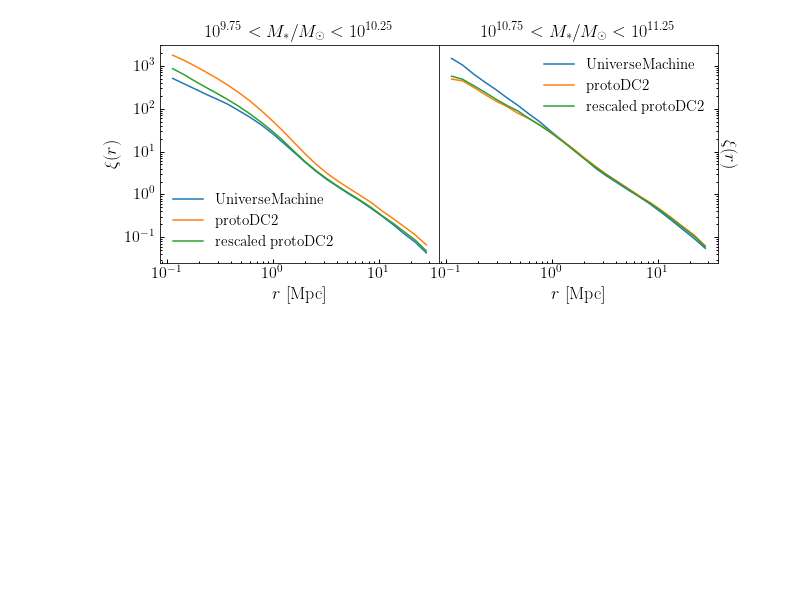
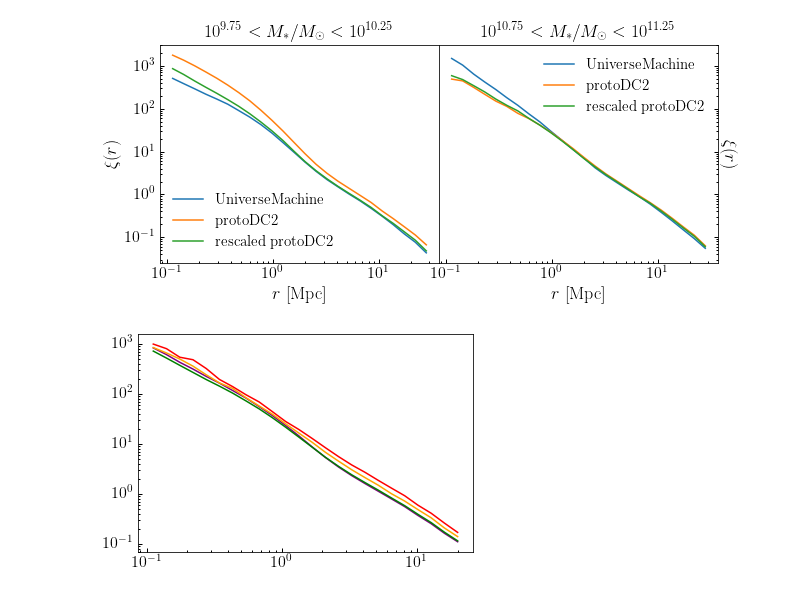
Before and after one commit to dkorytov/rescale_dc2, a Jupyter notebook: notebooks/rescale_protoDC2_stellar_mass.ipynb, the cells around one changed output. Cells and saved outputs as stored; diff of their text form; code cells hidden in the pictures; blank space fills up the shorter version.

Commit message:
Updated rscaling dev notebook with satellite fraction plot

```diff
--- a/notebooks/rescale_protoDC2_stellar_mass.ipynb
+++ b/notebooks/rescale_protoDC2_stellar_mass.ipynb
@@ -241,0 +289,35 @@ fig.savefig(figname, bbox_extra_artists=[xlabel1, ylabel1], bbox_inches='tight')
+# %%
+rbins = np.logspace(-1, 1.35, 25)
+rmids = 10**(0.5*(np.log10(rbins[:-1]) + np.log10(rbins[1:])))
+
+xi_um_9p75 = tpcf(um_pos_9p75, rbins, period=250., num_threads=2)
+xi_dc1_9p75 = tpcf(dc1_pos_9p75, rbins, period=256., num_threads=2)
+xi_dc2_9p75 = tpcf(dc2_pos_9p75, rbins, period=256., num_threads=2)
+# %%
+xi_um_10p25 = tpcf(um_pos_10p25, rbins, period=250., num_threads=2)
+xi_dc1_10p25 = tpcf(dc1_pos_10p25, rbins, period=256., num_threads=2)
+xi_dc2_10p25 = tpcf(dc2_pos_10p25, rbins, period=256., num_threads=2)
+# %%
+xi_um_10p75 = tpcf(um_pos_10p75, rbins, period=250., num_threads=2)
+xi_dc1_10p75 = tpcf(dc1_pos_10p75, rbins, period=256., num_threads=2)
+xi_dc2_10p75 = tpcf(dc2_pos_10p75, rbins, period=256., num_threads=2)
+# %%
+xi_um_11p0 = tpcf(um_pos_11p0, rbins, period=250., num_threads=2)
+xi_dc1_11p0 = tpcf(dc1_pos_11p0, rbins, period=256., num_threads=2)
+xi_dc2_11p0 = tpcf(dc2_pos_11p0, rbins, period=256., num_threads=2)
+# %%
+fig, ax = plt.subplots(1, 1)
+
+__=ax.loglog()
+
+# __=ax.errorbar(rmids, xi_um_9p75, 0.2*xi_um_9p75, color='purple', fmt='.')
+# __=ax.errorbar(rmids, xi_um_10p25, 0.2*xi_um_10p25, color='green', fmt='.')
+# __=ax.errorbar(rmids, xi_um_10p75, 0.2*xi_um_10p75, color='orange', fmt='.')
+# __=ax.errorbar(rmids, xi_um_11p0, 0.2*xi_um_11p0, color='red', fmt='.')
+
+__=ax.plot(rmids, xi_dc2_9p75, color='purple')
+__=ax.plot(rmids, xi_dc2_10p25, color='green')
+__=ax.plot(rmids, xi_dc2_10p75, color='orange')
+__=ax.plot(rmids, xi_dc2_11p0, color='red')
+# %% [output]
+[figure, added]
```
Also changed, not shown: parts of 7 cells of this notebook.
